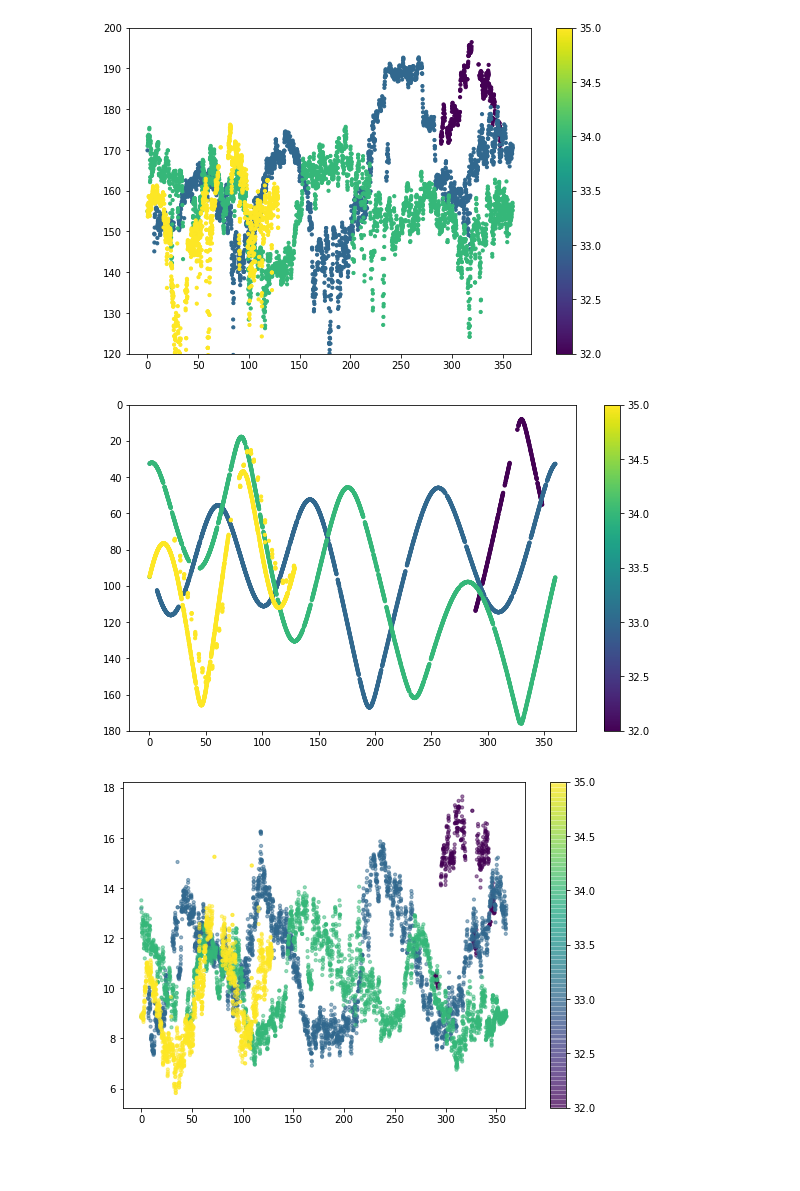
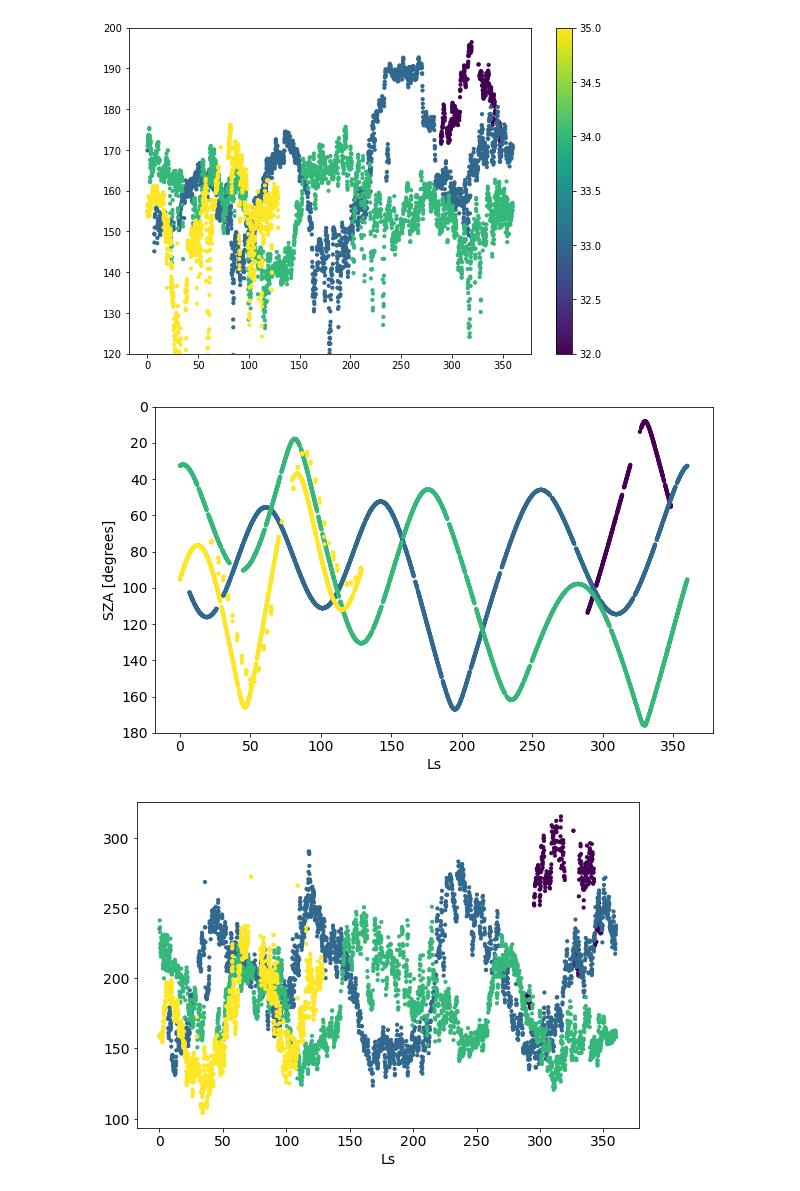
Before and after one commit to marek-slipski/NGIMS-hp, a Jupyter notebook: notebooks/Exobase_temp.ipynb, the cells around one changed output. Saved outputs shown, nothing was run; the diff lists cells and outputs as text; code cells hidden in the pictures; blank space fills up the shorter version.

Commit message:
plots for presentation

```diff
--- a/notebooks/Exobase_temp.ipynb
+++ b/notebooks/Exobase_temp.ipynb
@@ -30,3 +38,4 @@ peri = pd.read_csv(f"../output/peri.csv", parse_dates=["t_utc"])
 # %%
 data = pd.merge(H, peri, on="orbit")
 data = pd.merge(data, exo, on="orbit")
+data = pd.merge(data, hp, on="orbit")
@@ -32,0 +77,12 @@ data = pd.merge(data, exo, on="orbit")
+# %%
+import matplotlib
+from matplotlib import rcParams
+rcParams['font.sans-serif'] = ['Times New Roman']
+#rcParams['font.family'] = 'sans-serif'
+font = {'family' : 'sans-serif',
+        'size'   : 14}
+matplotlib.rc('font', **font)
+# %%
+data.head().columns
+data["MY"] = data["t_utc"].apply(dt_to_mtfnc, args=(mt.Clancy_Year,))
+data[["t_utc"]].tail()
@@ -32,0 +96,5 @@ data = pd.merge(data, exo, on="orbit")
+# %%
+data["Perc_loss"] = LossFrac(np.exp((data["exo_alt"]-data["hp_alt"])/(20*data["H_Ar"]))**-1)
+data["Perc_loss"].min(), data["Perc_loss"].max()
+
+check_p = data[(data["Perc_loss"] > 0) & (data["Perc_loss"] < 100)]
@@ -136,15 +324,22 @@ plt.show()
 # %%
 plt.figure(figsize=(10, 6))
 plt.scatter(data["Ls"], data["sza"], c=data["MY"], s=10)
-plt.colorbar()
+plt.xlabel("Ls")
+plt.ylabel("SZA [degrees]")
+#plt.colorbar()
 plt.ylim(180,0)
+
+plt.savefig("../../Desktop/Ls_sza.png", dpi=300)
+
 plt.show()
 # %% [output]
-[figure, old version]
+[figure, new version]
 # %%
 plt.figure(figsize=(9, 6))
-plt.scatter(data["Ls"], data["H_Ar"], c=data["MY"], s=10, alpha=0.5)
-plt.colorbar()
+plt.scatter(data["Ls"], data["H_Ar"]*(40*g*amu)/kboltz, c=data["MY"], s=10)
+plt.xlabel("Ls")
+#plt.ylabel("Ar Scale Height [km]")
+#plt.colorbar()
 plt.show()
 # %% [output]
-[figure, old version]
+[figure, new version]
```
Also changed, not shown: parts of 21 cells of this notebook.
